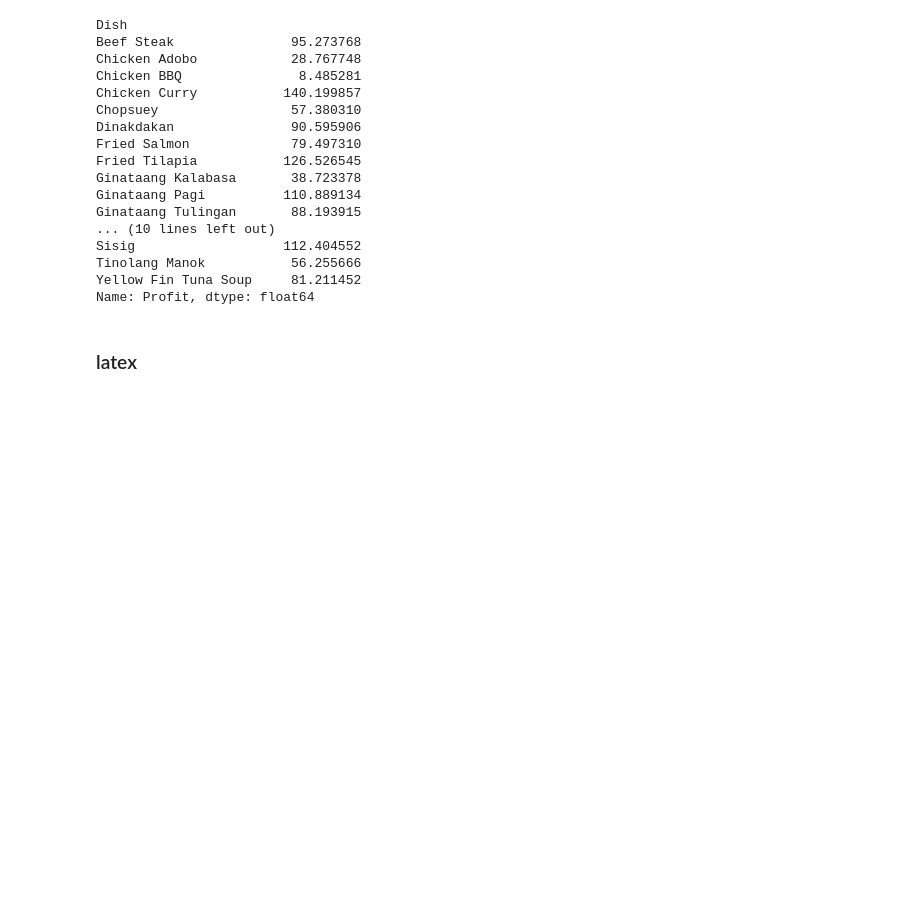
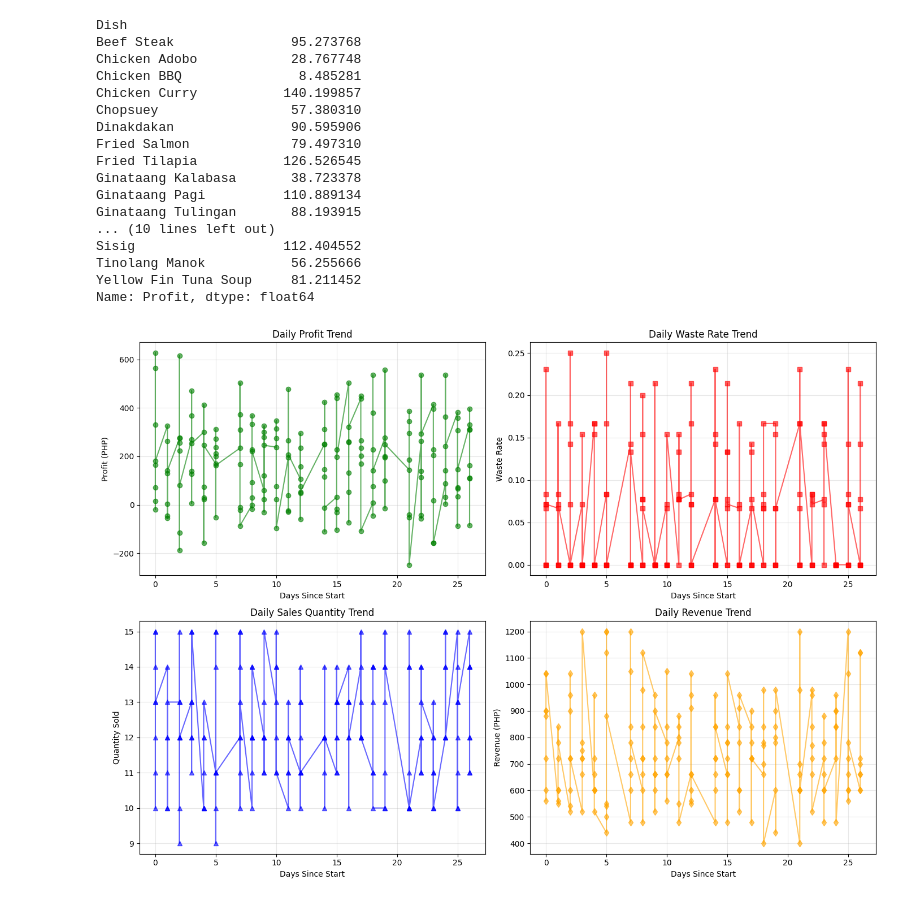
Before and after one commit to baldeoJV/CCDATS1L_PROJECT, a Jupyter notebook: datasci.ipynb, the cells around one changed output. Cells and saved outputs as stored; diff of their text form; code cells hidden in the pictures; blank space fills up the shorter version.

```diff
--- a/datasci.ipynb
+++ b/datasci.ipynb
@@ -484,5 +518,3 @@ Sisig                   112.404552
 Tinolang Manok           56.255666
 Yellow Fin Tuna Soup     81.211452
 Name: Profit, dtype: float64
-# %% [markdown]
-### latex
@@ -652,0 +521,39 @@ Name: Profit, dtype: float64
+# %%
+# Create temporal trend analysis from day 1 to last day
+data_sorted = data.sort_values('Date').reset_index(drop=True)
+data_sorted['Days_Since_Start'] = (data_sorted['Date'] - data_sorted['Date'].min()).dt.days
+
+fig, axes = plt.subplots(2, 2, figsize=(14, 10))
+
+# Plot 1: Profit Trend
+axes[0, 0].plot(data_sorted['Days_Since_Start'], data_sorted['Profit'], marker='o', linestyle='-', alpha=0.6, color='green')
+axes[0, 0].set_xlabel('Days Since Start')
+axes[0, 0].set_ylabel('Profit (PHP)')
+axes[0, 0].set_title('Daily Profit Trend')
+axes[0, 0].grid(True, alpha=0.3)
+
+# Plot 2: Waste Rate Trend
+axes[0, 1].plot(data_sorted['Days_Since_Start'], data_sorted['Waste_Rate'], marker='s', linestyle='-', alpha=0.6, color='red')
+axes[0, 1].set_xlabel('Days Since Start')
+axes[0, 1].set_ylabel('Waste Rate')
+axes[0, 1].set_title('Daily Waste Rate Trend')
+axes[0, 1].grid(True, alpha=0.3)
+
+# Plot 3: Sold Quantity Trend
+axes[1, 0].plot(data_sorted['Days_Since_Start'], data_sorted['Sold'], marker='^', linestyle='-', alpha=0.6, color='blue')
+axes[1, 0].set_xlabel('Days Since Start')
+axes[1, 0].set_ylabel('Quantity Sold')
+axes[1, 0].set_title('Daily Sales Quantity Trend')
+axes[1, 0].grid(True, alpha=0.3)
+
+# Plot 4: Revenue Trend
+axes[1, 1].plot(data_sorted['Days_Since_Start'], data_sorted['Revenue'], marker='d', linestyle='-', alpha=0.6, color='orange')
+axes[1, 1].set_xlabel('Days Since Start')
+axes[1, 1].set_ylabel('Revenue (PHP)')
+axes[1, 1].set_title('Daily Revenue Trend')
+axes[1, 1].grid(True, alpha=0.3)
+
+plt.tight_layout()
+plt.show()
+# %% [output]
+[figure, added]
```
Also changed, not shown: parts of 3 cells of this notebook.
